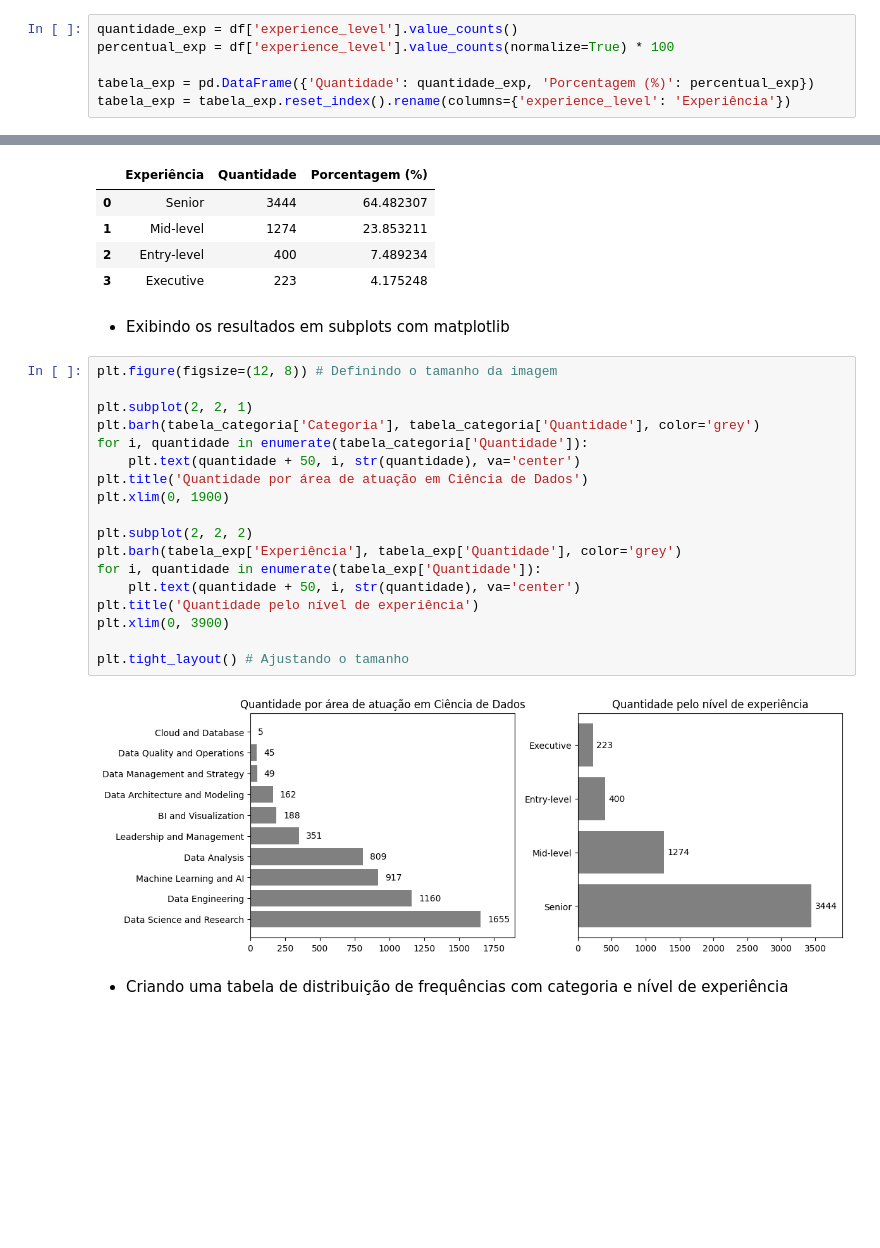
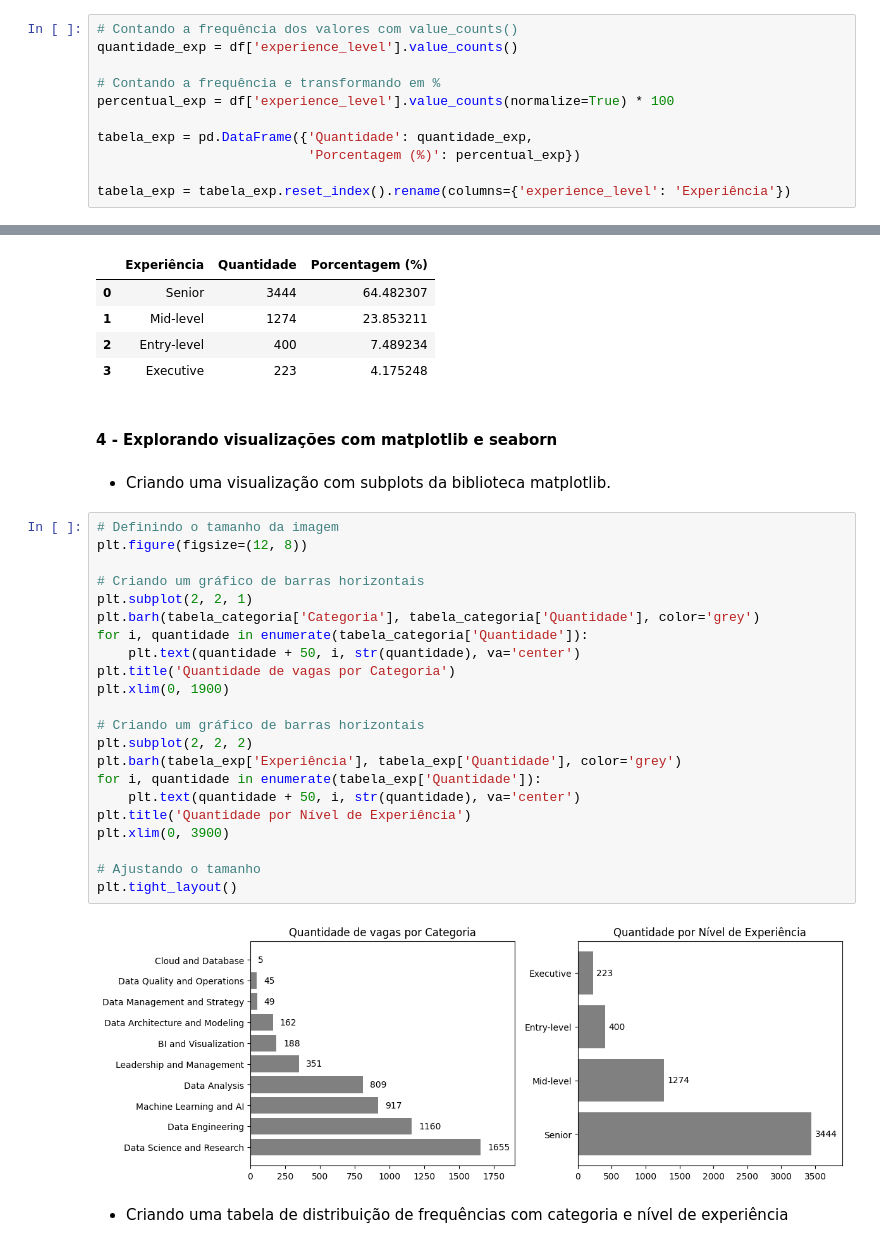
Before and after one commit to ryanrodr/eda-jobs-in-data, a Jupyter notebook: notebooks/analise_exploratoria.ipynb, the cells around one changed output, grey strips where cells are left out. Cells and saved outputs as stored; diff of their text form; blank space fills up the shorter version.

```diff
--- a/notebooks/analise_exploratoria.ipynb
+++ b/notebooks/analise_exploratoria.ipynb
@@ -186,10 +194,15 @@ tabela_dist.style.set_properties(**{'text-align': 'center'})
 # %% [markdown]
 - Criando uma visualização da quantidade de vagas por nível de experiência
 # %%
+# Contando a frequência dos valores com value_counts()
 quantidade_exp = df['experience_level'].value_counts()
+
+# Contando a frequência e transformando em %
 percentual_exp = df['experience_level'].value_counts(normalize=True) * 100
 
-tabela_exp = pd.DataFrame({'Quantidade': quantidade_exp, 'Porcentagem (%)': percentual_exp})
+tabela_exp = pd.DataFrame({'Quantidade': quantidade_exp,
+                           'Porcentagem (%)': percentual_exp})
+
 tabela_exp = tabela_exp.reset_index().rename(columns={'experience_level': 'Experiência'})
 # %%
 # Centralizando a visualização da tabela
@@ -200,28 +213,34 @@ tabela_exp.style.set_properties(**{'text-align': 'center'})
 | 1 | Mid-level | 1274 | 23.853211 |
 | 2 | Entry-level | 400 | 7.489234 |
 | 3 | Executive | 223 | 4.175248 |
-# %% [markdown]
-- Exibindo os resultados em subplots com matplotlib
+# %% [markdown]
+#### 4 - Explorando visualizações com matplotlib e seaborn
+# %% [markdown]
+- Criando uma visualização com subplots da biblioteca matplotlib.
 # %%
-plt.figure(figsize=(12, 8)) # Definindo o tamanho da imagem
+# Definindo o tamanho da imagem
+plt.figure(figsize=(12, 8))
 
+# Criando um gráfico de barras horizontais
 plt.subplot(2, 2, 1)
 plt.barh(tabela_categoria['Categoria'], tabela_categoria['Quantidade'], color='grey')
 for i, quantidade in enumerate(tabela_categoria['Quantidade']):
     plt.text(quantidade + 50, i, str(quantidade), va='center')
-plt.title('Quantidade por área de atuação em Ciência de Dados')
+plt.title('Quantidade de vagas por Categoria')
 plt.xlim(0, 1900)
 
+# Criando um gráfico de barras horizontais
 plt.subplot(2, 2, 2)
 plt.barh(tabela_exp['Experiência'], tabela_exp['Quantidade'], color='grey')
 for i, quantidade in enumerate(tabela_exp['Quantidade']):
     plt.text(quantidade + 50, i, str(quantidade), va='center')
-plt.title('Quantidade pelo nível de experiência')
+plt.title('Quantidade por Nível de Experiência')
 plt.xlim(0, 3900)
 
-plt.tight_layout() # Ajustando o tamanho
+# Ajustando o tamanho
+plt.tight_layout()
 # %% [output]
-[figure, old version]
+[figure, new version]
 # %% [markdown]
 - Criando uma tabela de distribuição de frequências com categoria e nível de experiência
 # %%
```
Also changed, not shown: parts of 23 cells of this notebook.
